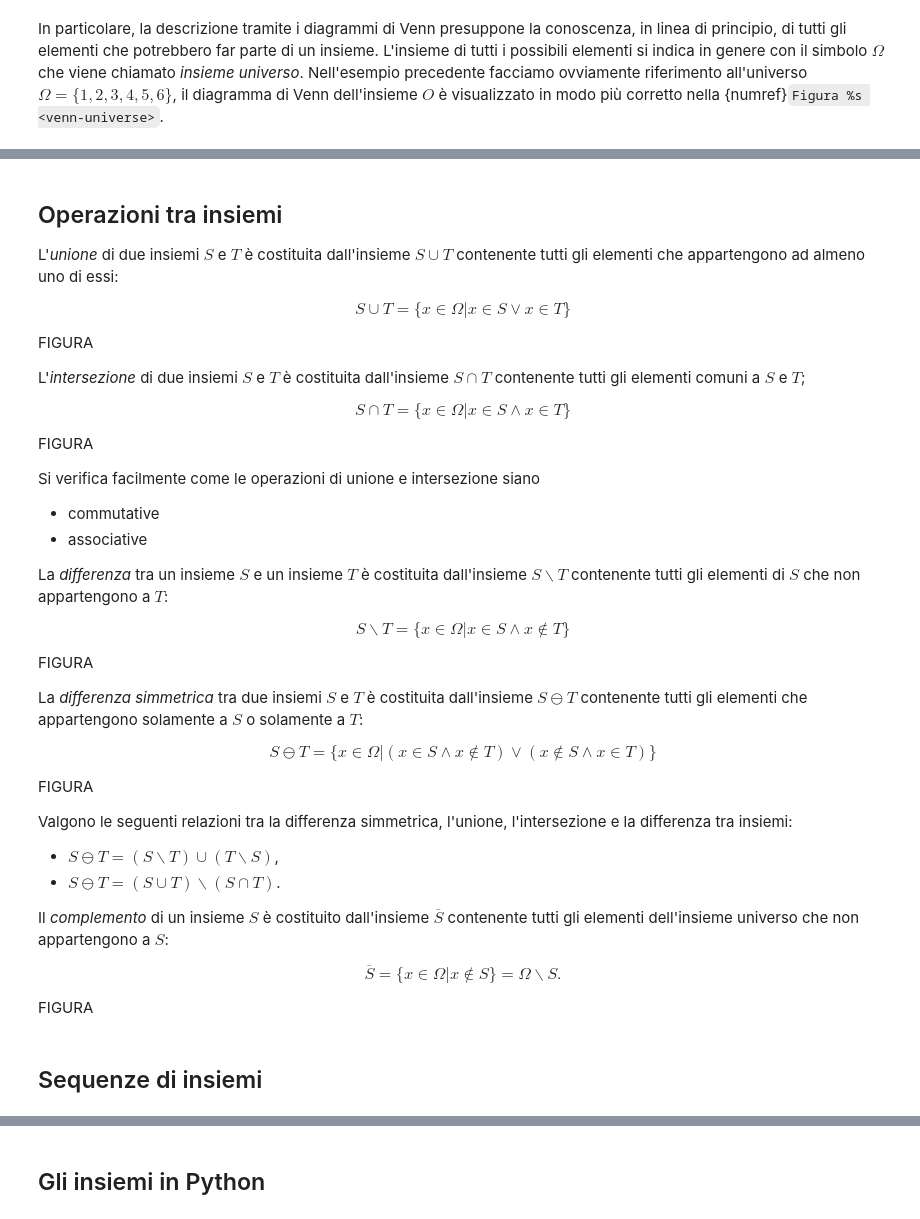
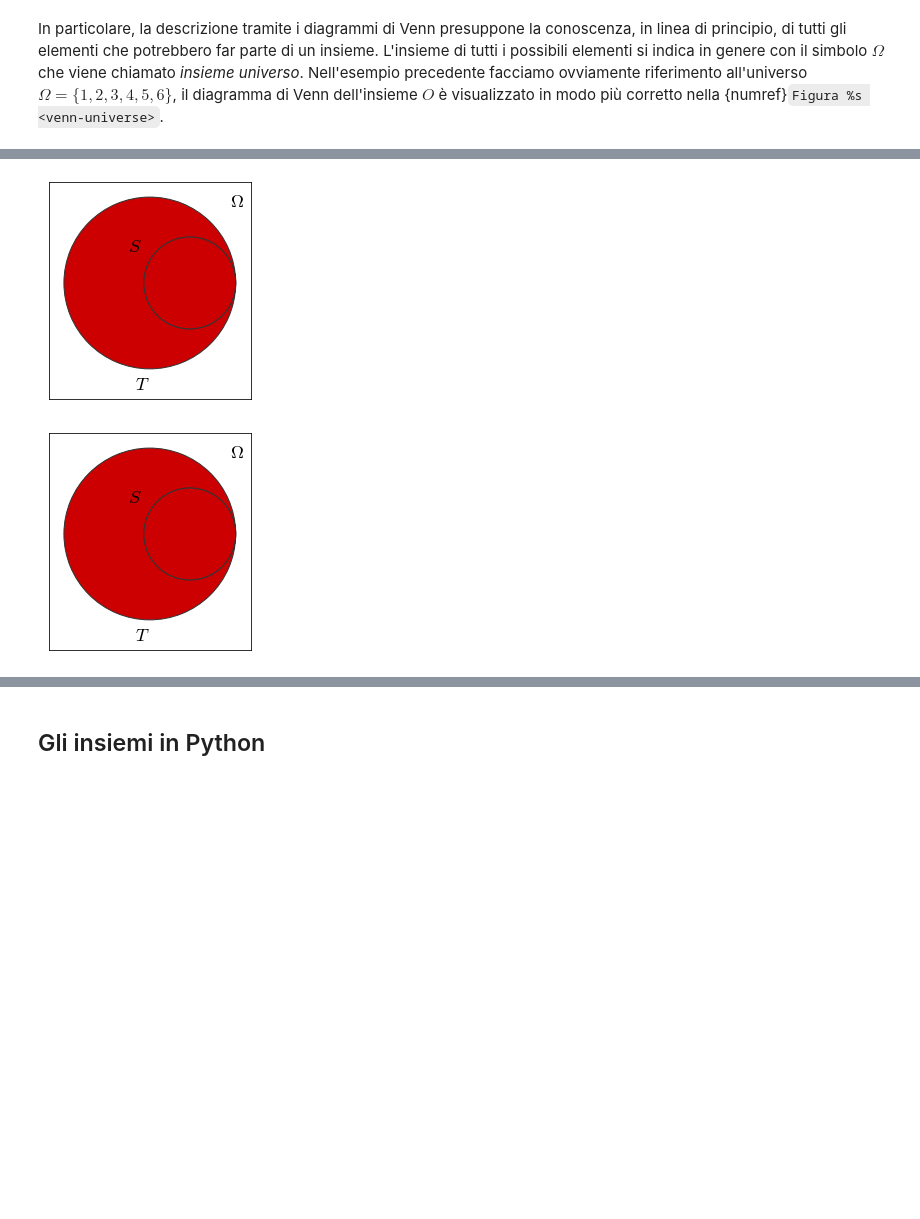
Before and after one commit to dariomalchiodi/sds, a Jupyter notebook: _sources/p3-CP/c2-teoria-insiemi/teoria-insiemi.ipynb, the cells around one changed output, grey strips where cells are left out. Drawn from its saved outputs; the diff is of its cells as text; code cells hidden in the pictures; blank space fills up the shorter version.

```diff
--- a/_sources/p3-CP/c2-teoria-insiemi/teoria-insiemi.ipynb
+++ b/_sources/p3-CP/c2-teoria-insiemi/teoria-insiemi.ipynb
@@ -152,44 +159,31 @@ Questa relazione continua a valere se si considera la relazione di inclusione in
-# %% [markdown]
-## Operazioni tra insiemi
-
-L'_unione_ di due insiemi $S$ e $T$ è costituita dall'insieme $S \cup T$ contenente tutti gli elementi che appartengono ad almeno uno di essi:
-
-$$ S \cup T = \{x \in \Omega | x \in S \vee x \in T \}$$
-
-FIGURA
-
-L'_intersezione_ di due insiemi $S$ e $T$ è costituita dall'insieme $S \cap T$ contenente tutti gli elementi comuni a $S$ e $T$;
-
-$$ S \cap T = \{ x \in \Omega | x \in S \wedge x \in T \} $$
-
-FIGURA
-
-Si verifica facilmente come le operazioni di unione e intersezione siano
-
-- commutative
-- associative
-
-La _differenza_ tra un insieme $S$ e un insieme $T$ è costituita dall'insieme $S \backslash T$ contenente tutti gli elementi di $S$ che non appartengono a $T$:
-
-$$ S \backslash T = \{ x \in \Omega | x \in S \wedge x \notin T \} $$
-
-FIGURA
-
-La _differenza simmetrica_ tra due insiemi $S$ e $T$ è costituita dall'insieme $S \ominus T$ contenente tutti gli elementi che appartengono solamente a $S$ o solamente a $T$:
-
-$$ S \ominus T = \{ x \in \Omega | ( x \in S \wedge x \notin T ) \vee ( x \notin S \wedge x \in T) \} $$
-
-FIGURA
-
-Valgono le seguenti relazioni tra la differenza simmetrica, l'unione, l'intersezione e la differenza tra insiemi:
-
-- $S \ominus T = (S \backslash T) \cup (T \backslash S)$,
-- $S \ominus T = (S \cup T) \backslash (S \cap T)$.
-
-Il _complemento_ di un insieme $S$ è costituito dall'insieme $\overline S$ contenente tutti gli elementi dell'insieme universo che non appartengono a $S$:
-
-$$ \overline S = \{ x \in \Omega | x \notin S \} = \Omega \backslash S. $$
-
-FIGURA
-# %% [markdown]
-## Sequenze di insiemi
+# %%
+fig = plt.figure()
+
+v = venn2(subsets=(5, 0, 2), set_labels=('$T$', '$S$'))
+
+for l in v.set_labels:
+    l.set_fontsize(font_size)
+
+for area in ['01', '10', '11']:
+    v.get_patch_by_id(area).set_color(venn_set_color)
+    v.get_patch_by_id(area).set_edgecolor(venn_set_edge)
+    v.get_patch_by_id(area).set_alpha(1)
+    txt = v.get_label_by_id(area)
+    if txt:
+        txt.set_text('')
+
+v.set_labels[1].set_position((-0.2, 0.3))
+
+plt.gca().set_axis_on()
+plt.gca().set_facecolor('white')
+ymin, ymax = plt.gca().get_ylim()
+plt.ylim(ymin - 0.1, ymax)
+
+plt.text(0.47, 0.5, '$\Omega$')
+
+plt.show()
+
+glue("venn-subset-picture", fig, display=False)
+# %% [output]
+[figure, added]
+[figure, added]
```
Also changed, not shown: parts of 26 cells of this notebook, 29 other files.
